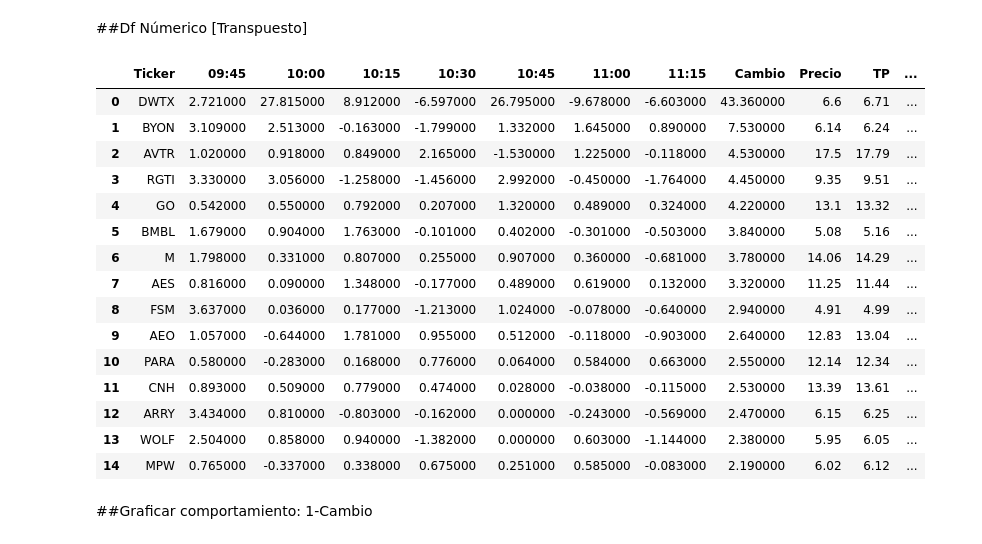
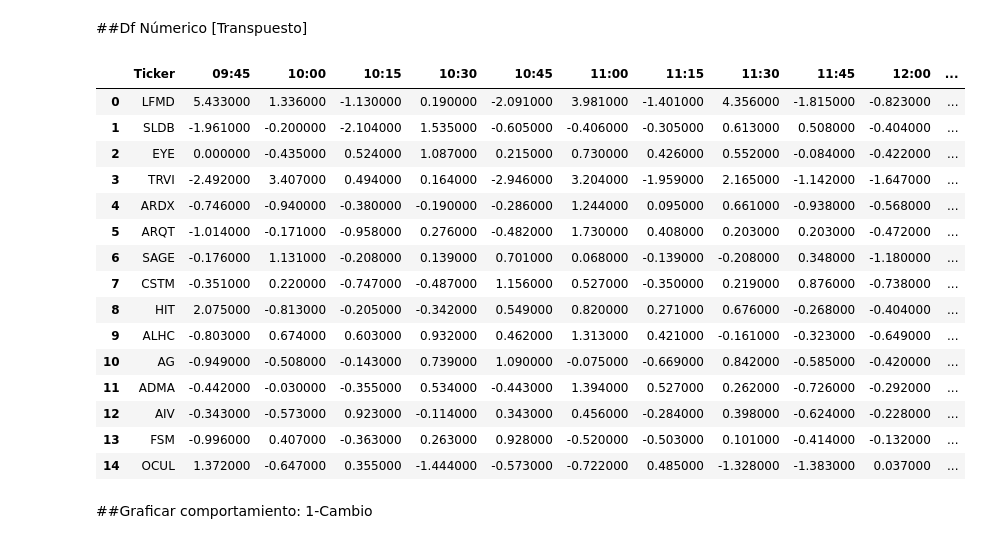
Before and after one commit to mautamos89/python_analisis_financiero, a Jupyter notebook: stock_nyse_15m.ipynb, the cells around one changed output. Saved outputs shown, nothing was run; the diff lists cells and outputs as text; code cells hidden in the pictures.

```diff
--- a/stock_nyse_15m.ipynb
+++ b/stock_nyse_15m.ipynb
@@ -122,13 +153,13 @@ PROCESO TERMINADO!
 nueva_york = pytz.timezone('America/New_York')
 
 # Establecer la fecha y hora de inicio y fin
-start = datetime(2025, 3, 7, 0, 0, 0, tzinfo=nueva_york) # Año, Mes, Día, Hora, Minuto, Segundo, Zona horaria
-# end = datetime.now()
+start = datetime(2025, 3, 11, 0, 0, 0, tzinfo=nueva_york) # Año, Mes, Día, Hora, Minuto, Segundo, Zona horaria
+end = datetime.now()
 
 # Restar 200 días a la fecha de hoy
 # start = datetime.now(nueva_york) - timedelta(days=200)
 # end = datetime(2025, 2, 21, 10, 20, 0, tzinfo=nueva_york) # A las 10:19 se identifican mejor las tendencias
-end = datetime(2025, 3, 7, 11, 34, 0, tzinfo=nueva_york) # A las 9:49 primer reporte 15m | + 4 min para validar período 15m
+# end = datetime(2025, 3, 11, 12, 19, 0, tzinfo=nueva_york) # A las 9:49 primer reporte 15m | + 4 min para validar período 15m
 
 #end = datetime.now() - timedelta(days=3) # Para ayer
 
@@ -425,9 +478,9 @@ df_unido['symbol'] = df_unido['Ticker']
 df_unido = pd.merge(df_unido, df[['symbol', 'regularMarketPrice']], on='symbol')
 
 # Take profit
-df_unido['TP'] = ((df_unido['regularMarketPrice'] * 0.0166) + df_unido['regularMarketPrice']).round(2).astype(str)
+df_unido['TP'] = ((df_unido['regularMarketPrice'] * 0.075) + df_unido['regularMarketPrice']).round(2).astype(str)
 # Stop Loss
-df_unido['SL'] = ((df_unido['regularMarketPrice'] * 0.0125) - df_unido['regularMarketPrice']).round(2).astype(str)
+df_unido['SL'] = ((df_unido['regularMarketPrice'] * 0.02) - df_unido['regularMarketPrice']).round(2).astype(str)
 
 # Precio
 df_unido['regularMarketPrice'] = df_unido['regularMarketPrice'].astype(str)
@@ -464,49 +517,49 @@ def colorear_celdas(val):
         if val > 1.5:
             color = '#385a3c'  # verde más fuerte
         elif val > 0.33:
             color = '#70b578'  # verde muy claro
         elif val > -0.33:
             color = '#FFFFFF'  # fondo blanco
         elif val > -1.5:
             color = '#ff6666'  # rojo muy claro
         else:
             color = '#990000'  # rojo muy oscuro
     else:
         color = 'black'
     return f'background-color: {color}'
 
 # Consultas
 # print(df_unido.to_string())
 df_unido = df_unido.head(15)
 # stock = ['fold', 'coty', 'sono']  # Use a list instead of a tuple
 # df_unido = df_unido[df_unido['Ticker'].str.upper().isin([s.upper() for s in stock])]
 # df_unido = df_unido.query("T >= '2'")
 
 # Aplicar estilo a dataframe
 styled_df = df_unido.style.map(colorear_celdas)
 styled_df # Mostrar el resultado
 
 # Seleccionar las 14 últimas columnas, conservando la primera
 # columnas_seleccionadas = ['Ticker'] + list(df_unido.columns[-12:])
 # styled_df_seleccionado = df_unido[columnas_seleccionadas].style.map(colorear_celdas) # Mostrar columnas seleccionadas
 # styled_df_seleccionado # Mostrar el resultado
 # %% [output]
-|  | Ticker | 09:45 | 10:00 | 10:15 | 10:30 | 10:45 | 11:00 | 11:15 | Cambio | Precio | TP | ... |
-| 0 | DWTX | 2.721000 | 27.815000 | 8.912000 | -6.597000 | 26.795000 | -9.678000 | -6.603000 | 43.360000 | 6.6 | 6.71 | ... |
-| 1 | BYON | 3.109000 | 2.513000 | -0.163000 | -1.799000 | 1.332000 | 1.645000 | 0.890000 | 7.530000 | 6.14 | 6.24 | ... |
-| 2 | AVTR | 1.020000 | 0.918000 | 0.849000 | 2.165000 | -1.530000 | 1.225000 | -0.118000 | 4.530000 | 17.5 | 17.79 | ... |
-| 3 | RGTI | 3.330000 | 3.056000 | -1.258000 | -1.456000 | 2.992000 | -0.450000 | -1.764000 | 4.450000 | 9.35 | 9.51 | ... |
-| 4 | GO | 0.542000 | 0.550000 | 0.792000 | 0.207000 | 1.320000 | 0.489000 | 0.324000 | 4.220000 | 13.1 | 13.32 | ... |
-| 5 | BMBL | 1.679000 | 0.904000 | 1.763000 | -0.101000 | 0.402000 | -0.301000 | -0.503000 | 3.840000 | 5.08 | 5.16 | ... |
-| 6 | M | 1.798000 | 0.331000 | 0.807000 | 0.255000 | 0.907000 | 0.360000 | -0.681000 | 3.780000 | 14.06 | 14.29 | ... |
-| 7 | AES | 0.816000 | 0.090000 | 1.348000 | -0.177000 | 0.489000 | 0.619000 | 0.132000 | 3.320000 | 11.25 | 11.44 | ... |
-| 8 | FSM | 3.637000 | 0.036000 | 0.177000 | -1.213000 | 1.024000 | -0.078000 | -0.640000 | 2.940000 | 4.91 | 4.99 | ... |
-| 9 | AEO | 1.057000 | -0.644000 | 1.781000 | 0.955000 | 0.512000 | -0.118000 | -0.903000 | 2.640000 | 12.83 | 13.04 | ... |
-| 10 | PARA | 0.580000 | -0.283000 | 0.168000 | 0.776000 | 0.064000 | 0.584000 | 0.663000 | 2.550000 | 12.14 | 12.34 | ... |
-| 11 | CNH | 0.893000 | 0.509000 | 0.779000 | 0.474000 | 0.028000 | -0.038000 | -0.115000 | 2.530000 | 13.39 | 13.61 | ... |
-| 12 | ARRY | 3.434000 | 0.810000 | -0.803000 | -0.162000 | 0.000000 | -0.243000 | -0.569000 | 2.470000 | 6.15 | 6.25 | ... |
-| 13 | WOLF | 2.504000 | 0.858000 | 0.940000 | -1.382000 | 0.000000 | 0.603000 | -1.144000 | 2.380000 | 5.95 | 6.05 | ... |
-| 14 | MPW | 0.765000 | -0.337000 | 0.338000 | 0.675000 | 0.251000 | 0.585000 | -0.083000 | 2.190000 | 6.02 | 6.12 | ... |
+|  | Ticker | 09:45 | 10:00 | 10:15 | 10:30 | 10:45 | 11:00 | 11:15 | 11:30 | 11:45 | 12:00 | ... |
+| 0 | LFMD | 5.433000 | 1.336000 | -1.130000 | 0.190000 | -2.091000 | 3.981000 | -1.401000 | 4.356000 | -1.815000 | -0.823000 | ... |
+| 1 | SLDB | -1.961000 | -0.200000 | -2.104000 | 1.535000 | -0.605000 | -0.406000 | -0.305000 | 0.613000 | 0.508000 | -0.404000 | ... |
+| 2 | EYE | 0.000000 | -0.435000 | 0.524000 | 1.087000 | 0.215000 | 0.730000 | 0.426000 | 0.552000 | -0.084000 | -0.422000 | ... |
+| 3 | TRVI | -2.492000 | 3.407000 | 0.494000 | 0.164000 | -2.946000 | 3.204000 | -1.959000 | 2.165000 | -1.142000 | -1.647000 | ... |
+| 4 | ARDX | -0.746000 | -0.940000 | -0.380000 | -0.190000 | -0.286000 | 1.244000 | 0.095000 | 0.661000 | -0.938000 | -0.568000 | ... |
+| 5 | ARQT | -1.014000 | -0.171000 | -0.958000 | 0.276000 | -0.482000 | 1.730000 | 0.408000 | 0.203000 | 0.203000 | -0.472000 | ... |
+| 6 | SAGE | -0.176000 | 1.131000 | -0.208000 | 0.139000 | 0.701000 | 0.068000 | -0.139000 | -0.208000 | 0.348000 | -1.180000 | ... |
+| 7 | CSTM | -0.351000 | 0.220000 | -0.747000 | -0.487000 | 1.156000 | 0.527000 | -0.350000 | 0.219000 | 0.876000 | -0.738000 | ... |
+| 8 | HIT | 2.075000 | -0.813000 | -0.205000 | -0.342000 | 0.549000 | 0.820000 | 0.271000 | 0.676000 | -0.268000 | -0.404000 | ... |
+| 9 | ALHC | -0.803000 | 0.674000 | 0.603000 | 0.932000 | 0.462000 | 1.313000 | 0.421000 | -0.161000 | -0.323000 | -0.649000 | ... |
+| 10 | AG | -0.949000 | -0.508000 | -0.143000 | 0.739000 | 1.090000 | -0.075000 | -0.669000 | 0.842000 | -0.585000 | -0.420000 | ... |
+| 11 | ADMA | -0.442000 | -0.030000 | -0.355000 | 0.534000 | -0.443000 | 1.394000 | 0.527000 | 0.262000 | -0.726000 | -0.292000 | ... |
+| 12 | AIV | -0.343000 | -0.573000 | 0.923000 | -0.114000 | 0.343000 | 0.456000 | -0.284000 | 0.398000 | -0.624000 | -0.228000 | ... |
+| 13 | FSM | -0.996000 | 0.407000 | -0.363000 | 0.263000 | 0.928000 | -0.520000 | -0.503000 | 0.101000 | -0.414000 | -0.132000 | ... |
+| 14 | OCUL | 1.372000 | -0.647000 | 0.355000 | -1.444000 | -0.573000 | -0.722000 | 0.485000 | -1.328000 | -1.383000 | 0.037000 | ... |
 # %% [markdown]
 ##Graficar comportamiento: 1-Cambio
 # %%
```
Also changed, not shown: parts of 7 cells of this notebook.
